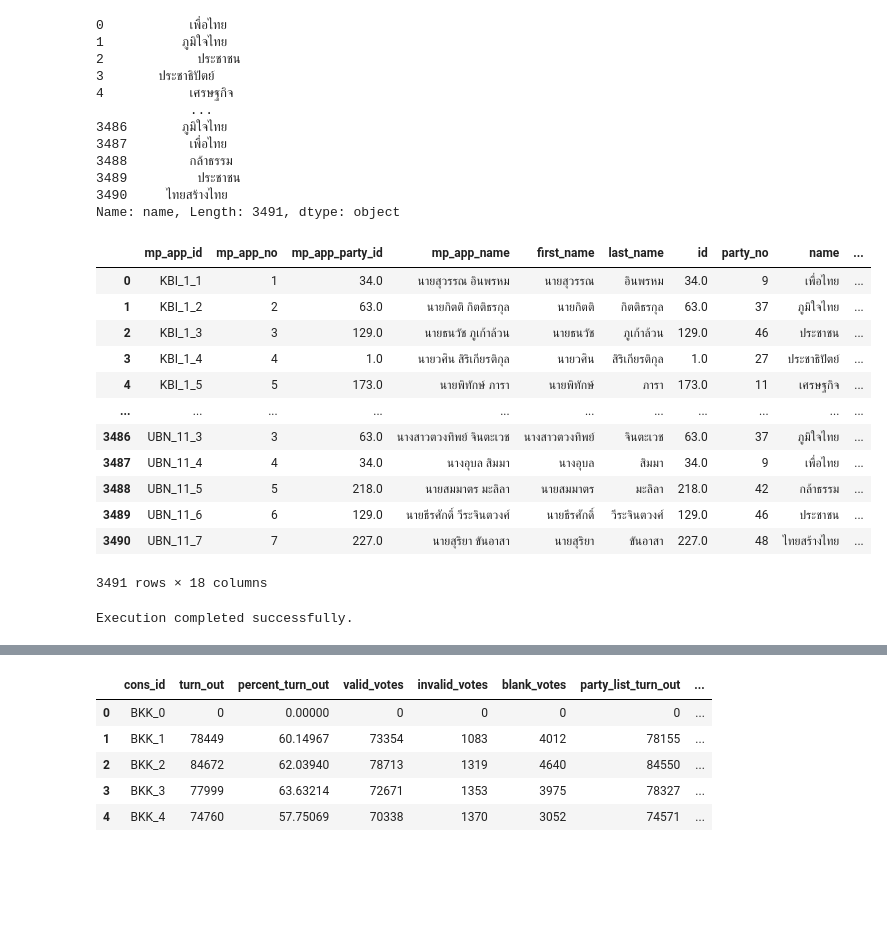
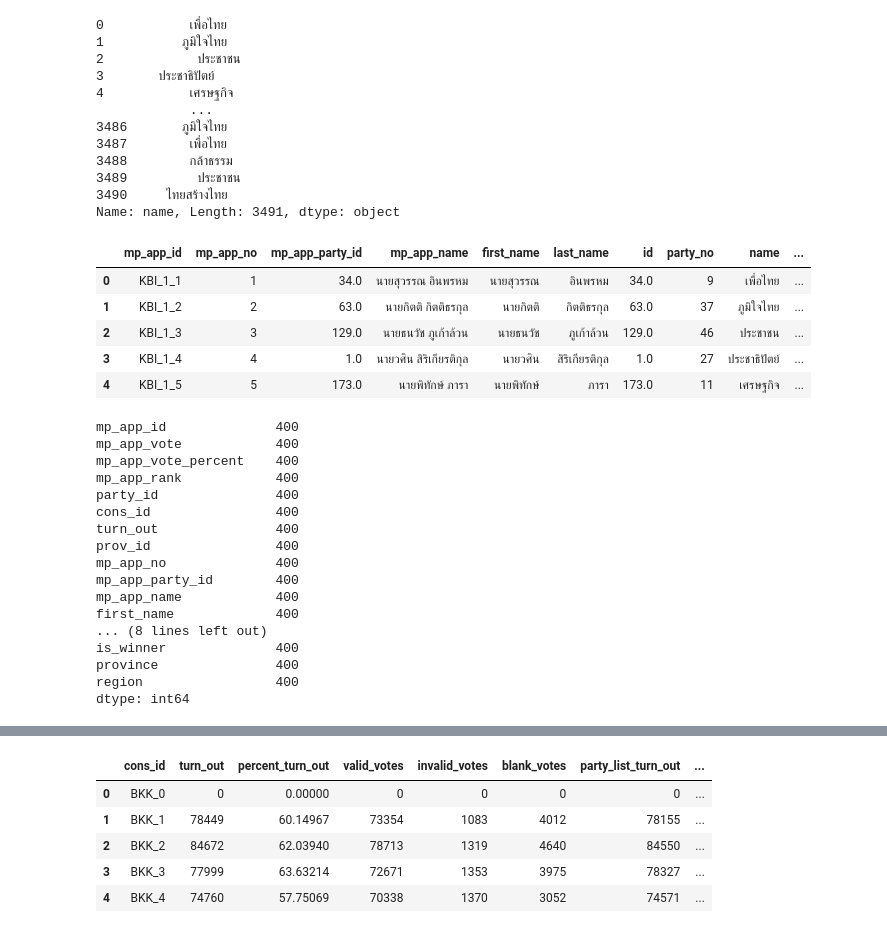
Before and after one commit to Gorszet/DADS5001_Election_2569, a Jupyter notebook: election_analysis69.ipynb, the cells around one changed output, grey strips where cells are left out. Saved outputs shown, nothing was run; the diff lists cells and outputs as text; code cells hidden in the pictures; blank space fills up the shorter version.

```diff
--- a/election_analysis69.ipynb
+++ b/election_analysis69.ipynb
@@ -798,6 +781,12 @@ df_mp_candidate[df_mp_candidate['mp_app_party_id']==34]
 #key is last name use to join data บ้านใหญ่
 df_mp_candidate[['first_name', 'last_name']] = df_mp_candidate['mp_app_name'].str.split(' ', n=1, expand=True)
 df_mp_candidate.drop(columns= 'image_url', inplace= True)
+name_map = {
+    'ใจอุ่น พรรครักษ์ธรรม': 'ใจอุ่น',
+    'บุษราคัมวงศ์ พรรครวมพลัง': 'บุษราคัมวงศ์',
+    'มุ่งมาจน พรรคสัมมาธิปไตย': 'มุ่งมาจน'
+}
+df_mp_candidate['last_name'] = df_mp_candidate['last_name'].replace(name_map)
 df_mp_candidate.head()
 # %% [output]
 |  | mp_app_id | mp_app_no | mp_app_party_id | mp_app_name | first_name | last_name |
@@ -855,6 +829,8 @@ df_bigdhouse.head()
 | 2 | กลาง | กรุงเทพ | รัสมี | พลังประชารัฐ | เพื่อไทย | ย้าย | bighouse |
 | 3 | กลาง | กรุงเทพ | มีนชัยนันท์ | เพื่อไทย | เพื่อไทย | ไม่ย้าย | bighouse |
 | 4 | กลาง | กรุงเทพ | มีนชัยนันท์ | ประชาชน | ประชาชน | ไม่ย้าย | bighouse |
+# %%
+df_bigdhouse = df_bigdhouse[['last_name', 'bighouse']].drop_duplicates(subset=['last_name'])
 # %%
 df_cand_with_party_name = pd.merge(df_mp_candidate, df_party_overview, left_on= 'mp_app_party_id', right_on= 'id', how = 'left')
 df_cand_with_party_name['name']
@@ -872,39 +848,26 @@ df_cand_with_party_name['name']
 3490     ไทยสร้างไทย
 Name: name, Length: 3491, dtype: object
 # %%
-df_mp_and_bighouse = pd.merge(df_cand_with_party_name, df_bigdhouse, left_on= ['last_name','name'] , right_on= ['last_name','party_2569'], how = 'left')
-df_mp_and_bighouse
+df_mp_and_bighouse = pd.merge(df_cand_with_party_name, df_bigdhouse, left_on= ['last_name'] , right_on= ['last_name'], how = 'left')
+df_mp_and_bighouse.head()
 # %% [output]
 |  | mp_app_id | mp_app_no | mp_app_party_id | mp_app_name | first_name | last_name | id | party_no | name | ... |
 | 0 | KBI_1_1 | 1 | 34.0 | นายสุวรรณ อินพรหม | นายสุวรรณ | อินพรหม | 34.0 | 9 | เพื่อไทย | ... |
 | 1 | KBI_1_2 | 2 | 63.0 | นายกิตติ กิตติธรกุล | นายกิตติ | กิตติธรกุล | 63.0 | 37 | ภูมิใจไทย | ... |
 | 2 | KBI_1_3 | 3 | 129.0 | นายธนวัช ภูเก้าล้วน | นายธนวัช | ภูเก้าล้วน | 129.0 | 46 | ประชาชน | ... |
 | 3 | KBI_1_4 | 4 | 1.0 | นายวศิน สิริเกียรติกุล | นายวศิน | สิริเกียรติกุล | 1.0 | 27 | ประชาธิปัตย์ | ... |
 | 4 | KBI_1_5 | 5 | 173.0 | นายพิทักษ์ ภารา | นายพิทักษ์ | ภารา | 173.0 | 11 | เศรษฐกิจ | ... |
-| ... | ... | ... | ... | ... | ... | ... | ... | ... | ... | ... |
-| 3486 | UBN_11_3 | 3 | 63.0 | นางสาวตวงทิพย์ จินตะเวช | นางสาวตวงทิพย์ | จินตะเวช | 63.0 | 37 | ภูมิใจไทย | ... |
-| 3487 | UBN_11_4 | 4 | 34.0 | นางอุบล สิมมา | นางอุบล | สิมมา | 34.0 | 9 | เพื่อไทย | ... |
-| 3488 | UBN_11_5 | 5 | 218.0 | นายสมมาตร มะลิลา | นายสมมาตร | มะลิลา | 218.0 | 42 | กล้าธรรม | ... |
-| 3489 | UBN_11_6 | 6 | 129.0 | นายธีรศักดิ์ วีระจินตวงศ์ | นายธีรศักดิ์ | วีระจินตวงศ์ | 129.0 | 46 | ประชาชน | ... |
-| 3490 | UBN_11_7 | 7 | 227.0 | นายสุริยา ขันอาสา | นายสุริยา | ขันอาสา | 227.0 | 48 | ไทยสร้างไทย | ... |
-3491 rows × 18 columns
 # %%
-# Ensure df_bigdhouse is defined
-url_df_bigdhouse = "https://github.com/book150243/DADS5001/raw/refs/heads/main/%E0%B8%95%E0%B8%A3%E0%B8%B0%E0%B8%81%E0%B8%B9%E0%B8%A5%E0%B8%9A%E0%B9%89%E0%B8%B2%E0%B8%99%E0%B9%83%E0%B8%AB%E0%B8%8D%E0%B9%88.xlsx"
-df_bigdhouse = pd.read_excel(url_df_bigdhouse)
-df_bigdhouse = df_bigdhouse.rename(columns={'ภาค':'region','จังหวัด':'province', 'สังกัดพรรค 2566':'party_2566', 'สังกัดพรรค 2569':'party_2569','บ้านใหญ่ย้ายพรรคหรือไม่':'Transfer_party', 'ตระกูลบ้านใหญ่':'last_name' })
-df_bigdhouse['bighouse'] = "bighouse"
-
 # Ensure df_mp_candidate has 'last_name'
 df_mp_candidate[['first_name', 'last_name']] = df_mp_candidate['mp_app_name'].str.split(' ', n=1, expand=True)
 
 # Join with party overview
 df_cand_with_party_name = pd.merge(df_mp_candidate, df_party_overview, left_on='mp_app_party_id', right_on='id', how='left')
 
-# Create the bighouse mapping dataframe
-df_mp_and_bighouse = pd.merge(df_cand_with_party_name, df_bigdhouse, left_on=['last_name','name'], right_on=['last_name','party_2569'], how='left')
 
-# Merge candidate stats with constituency summary to get prov_id
+df_mp_and_bighouse = pd.merge(df_cand_with_party_name, df_bigdhouse, left_on=['last_name'], right_on=['last_name'], how='left')
+
+
 df_cal_score_per_candidate = pd.merge(
     df_stats_cons_cand,
     df_stats_cons_summary[['cons_id', 'turn_out']],
@@ -912,7 +875,7 @@ df_cal_score_per_candidate = pd.merge(
     how='left'
 )
 
-# Ensure prov_id is retrieved from df_constituencies
+
 df_cal_score_per_candidate = pd.merge(
     df_cal_score_per_candidate,
     df_constituencies[['cons_id', 'prov_id']],
@@ -923,11 +886,20 @@ df_cal_score_per_candidate = pd.merge(
 # Merge with bighouse info
 df_cal_score_per_candidate_bighouse = pd.merge(
     df_cal_score_per_candidate,
-    df_mp_and_bighouse[['mp_app_id', 'mp_app_party_id', 'bighouse']],
+    df_mp_and_bighouse,
     left_on=['mp_app_id','party_id'],
     right_on=['mp_app_id','mp_app_party_id'],
     how='left'
 )
+
+# Merge with bighouse info
+#df_cal_score_per_candidate_bighouse = pd.merge(
+#    df_cal_score_per_candidate,
+#    df_mp_and_bighouse[['mp_app_id', 'mp_app_party_id', 'bighouse']],
+#    left_on=['mp_app_id','party_id'],
+#    right_on=['mp_app_id','mp_app_party_id'],
+#    how='left'
+#)
 
 df_cal_score_per_candidate_bighouse['bighouse'] = df_cal_score_per_candidate_bighouse['bighouse'].fillna("not_bighouse")
 df_cal_score_per_candidate_bighouse['is_winner'] = (df_cal_score_per_candidate_bighouse['mp_app_rank'] == 1).astype(int)
@@ -940,10 +912,25 @@ df_cal_score_per_candidate_bighouse = pd.merge(
     how='left'
 )
 
-df_cal_score_per_candidate_bighouse.to_csv('check_2.csv')
-print('Execution completed successfully.')
+df_cal_score_per_candidate_bighouse[df_cal_score_per_candidate_bighouse['mp_app_rank'] == 1].count() #check winner count
 # %% [output]
-Execution completed successfully.
+mp_app_id              400
+mp_app_vote            400
+mp_app_vote_percent    400
+mp_app_rank            400
+party_id               400
+cons_id                400
+turn_out               400
+prov_id                400
+mp_app_no              400
+mp_app_party_id        400
+mp_app_name            400
+first_name             400
+... (8 lines left out)
+is_winner              400
+province               400
+region                 400
+dtype: int64
 # %%
 df_cal_margin = df_cal_score_per_candidate_bighouse
 
```
Also changed, not shown: parts of 15 cells of this notebook.
